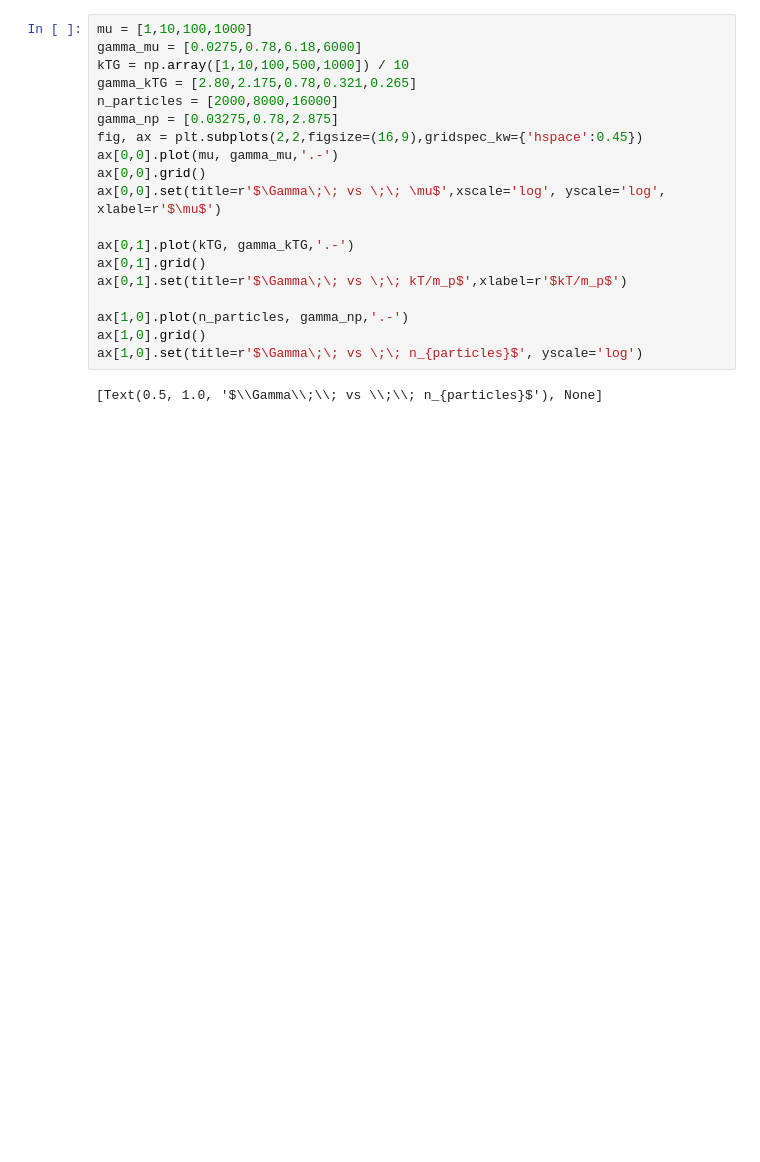
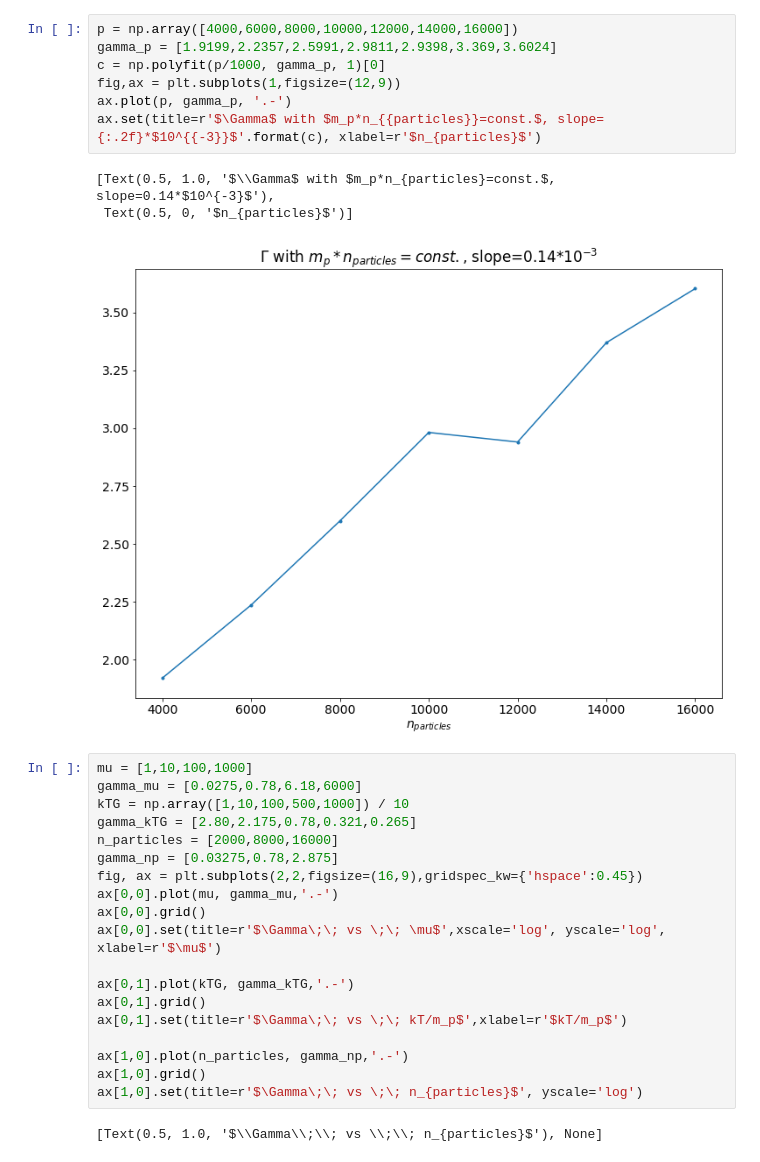
Before and after one commit to xjka/CoreTracking, a Jupyter notebook: notebook.ipynb, the cells around one changed output. Saved outputs shown, nothing was run; the diff lists cells and outputs as text; blank space fills up the shorter version.

```diff
--- a/notebook.ipynb
+++ b/notebook.ipynb
@@ -178,6 +201,17 @@ plt.show()
 # %% [output]
 [interactive output not drawn]
 [interactive output not drawn]
+# %%
+p = np.array([4000,6000,8000,10000,12000,14000,16000])
+gamma_p = [1.9199,2.2357,2.5991,2.9811,2.9398,3.369,3.6024]
+c = np.polyfit(p/1000, gamma_p, 1)[0]
+fig,ax = plt.subplots(1,figsize=(12,9))
+ax.plot(p, gamma_p, '.-')
+ax.set(title=r'$\Gamma$ with $m_p*n_{{particles}}=const.$, slope={:.2f}*$10^{{-3}}$'.format(c), xlabel=r'$n_{particles}$')
+# %% [output]
+[Text(0.5, 1.0, '$\\Gamma$ with $m_p*n_{particles}=const.$, slope=0.14*$10^{-3}$'),
+ Text(0.5, 0, '$n_{particles}$')]
+[figure, added]
 # %%
 mu = [1,10,100,1000]
 gamma_mu = [0.0275,0.78,6.18,6000]
```
Also changed, not shown: parts of 5 cells of this notebook, 5 other files.
